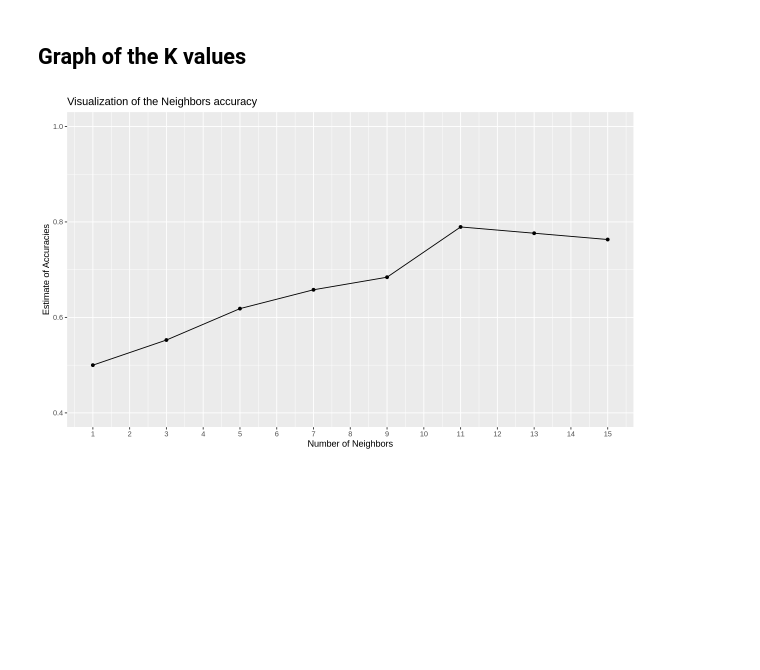
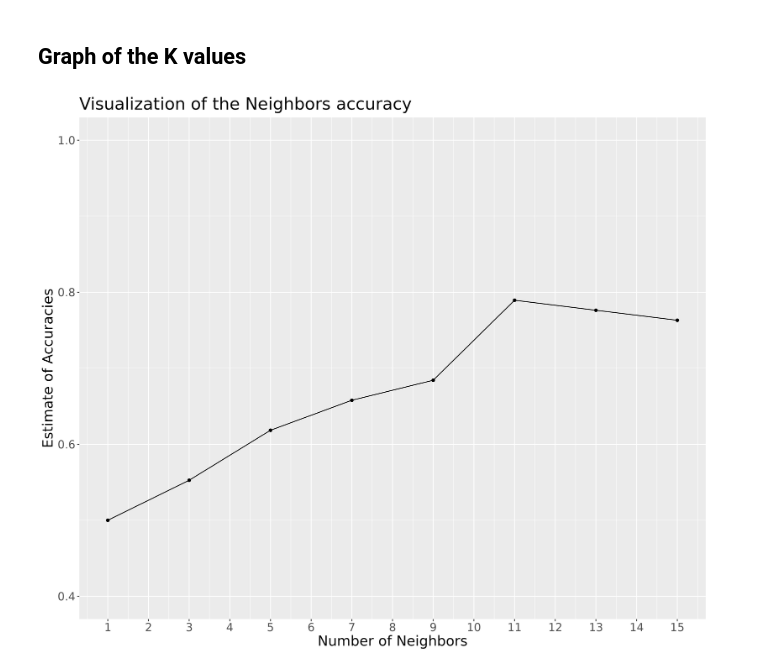
Before and after one commit to chrispy-tacos/dsci-100-project, a Jupyter notebook: dsci-g2-project.ipynb, the cells around one changed output. Cells and saved outputs as stored; diff of their text form; code cells hidden in the pictures; blank space fills up the shorter version.

Commit message:
Changed the format of the K graph

```diff
--- a/dsci-g2-project.ipynb
+++ b/dsci-g2-project.ipynb
@@ -200,15 +200,19 @@ A tibble: 16 × 7
 # %%
 minecraft_accuracy<- knn_k_specification_results|>
 filter(.metric == "accuracy")
 
 plot_of_k_values<- ggplot(minecraft_accuracy, aes(x = neighbors, y = mean))+
 geom_point()+
 geom_line()+
 xlab("Number of Neighbors")+
 ylab("Estimate of Accuracies")+
 ggtitle("Visualization of the Neighbors accuracy")+
 scale_x_continuous(breaks = seq(0, 20, by = 1)) +
-       scale_y_continuous(limits = c(0.4, 1.0))
-plot_of_k_values
+       scale_y_continuous(limits = c(0.4, 1.0))+
+theme(text = element_text(size = 18))
+ggsave("plot_of_k_values.png", plot = plot_of_k_values, width = 12, height = 10, dpi = 300)
+
+
+IRdisplay::display_png(file = "plot_of_k_values.png")
 # %% [output]
-[figure, old version]
+[figure, new version]
```
